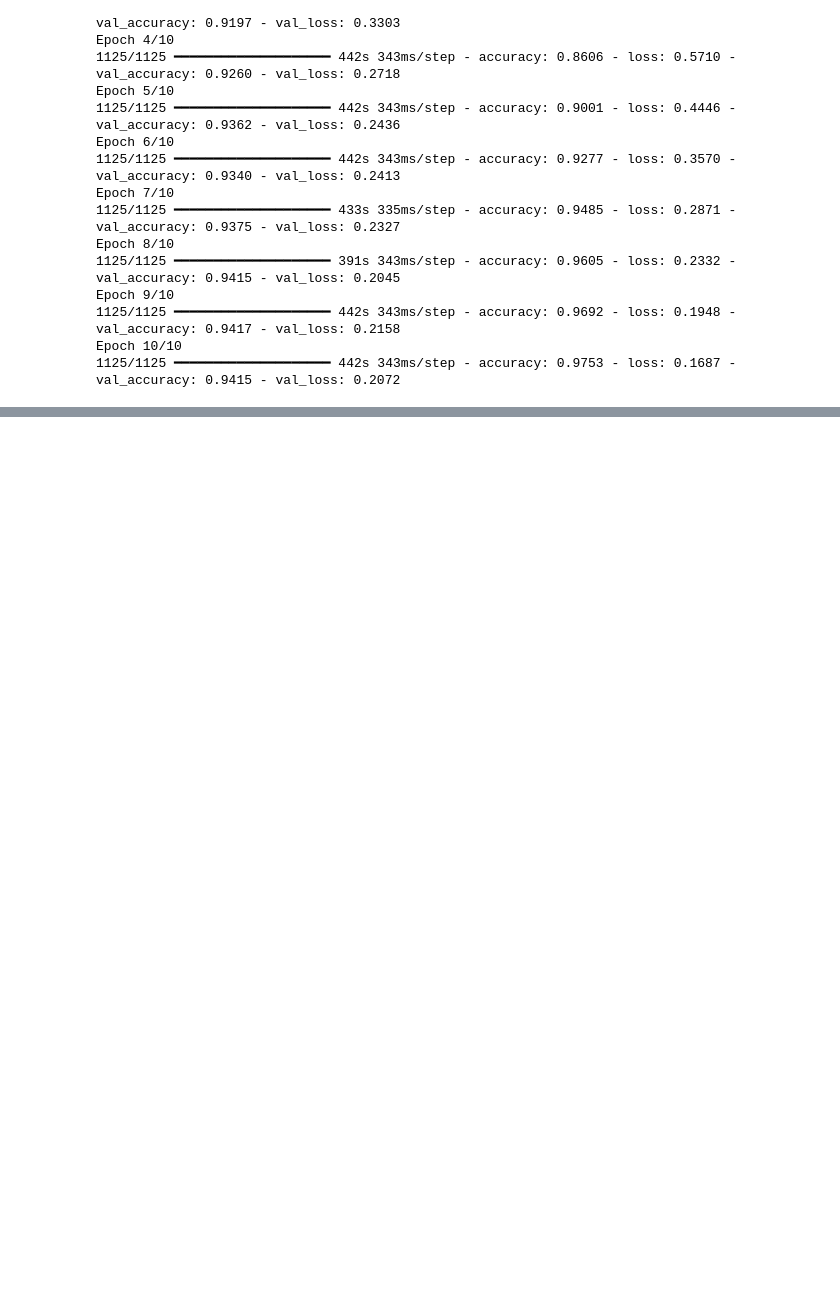
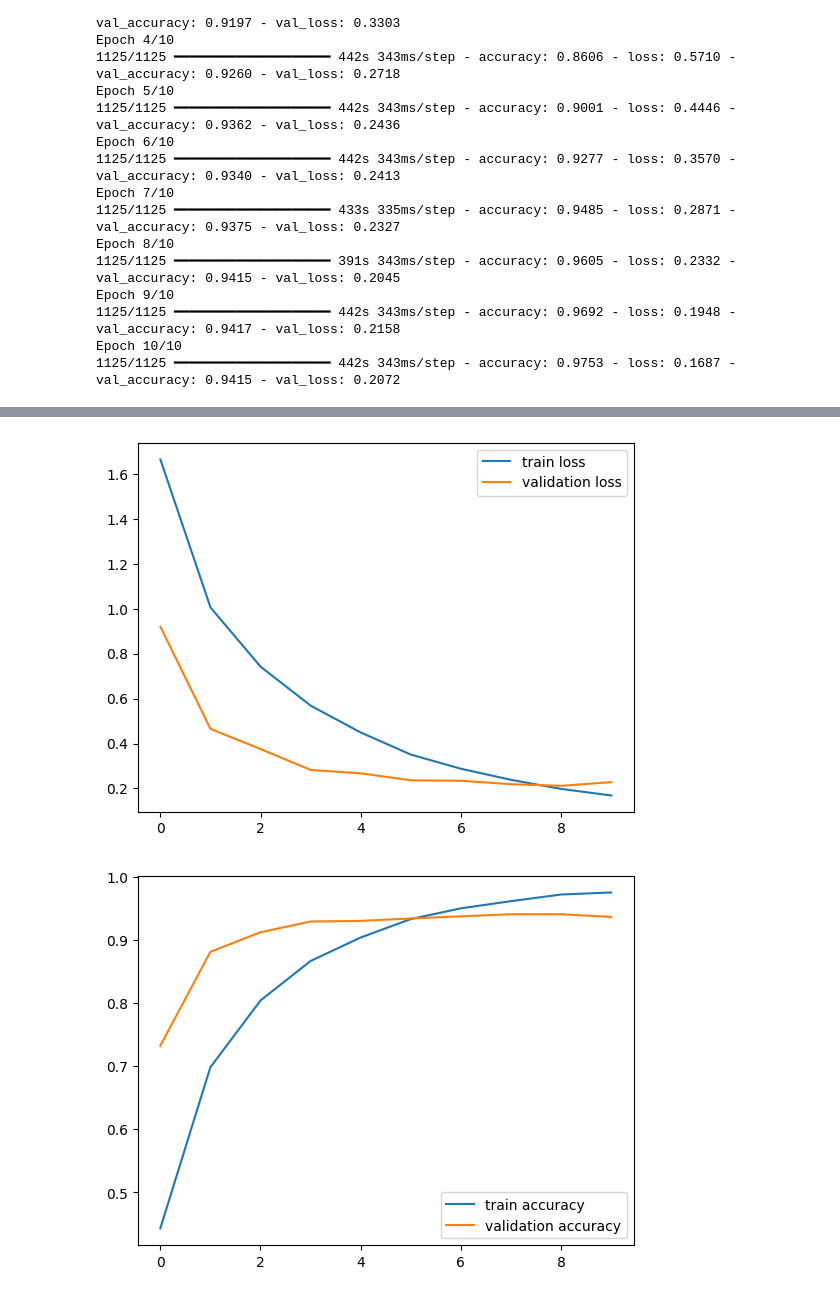
Before and after one commit to Kaarti22/object-recognition, a Jupyter notebook: object_recognition.ipynb, the cells around one changed output, grey strips where cells are left out. Drawn from its saved outputs; the diff is of its cells as text; code cells hidden in the pictures; blank space fills up the shorter version.

```diff
--- a/object_recognition.ipynb
+++ b/object_recognition.ipynb
@@ -446,0 +453,15 @@ Epoch 10/10
+# %%
+h = history
+
+plt.plot(h.history['loss'], label='train loss')
+plt.plot(h.history['val_loss'], label='validation loss')
+plt.legend()
+plt.show()
+
+plt.plot(h.history['accuracy'], label='train accuracy')
+plt.plot(h.history['val_accuracy'], label='validation accuracy')
+plt.legend()
+plt.show()
+# %% [output]
+[figure, added]
+[figure, added]
```
Also changed, not shown: parts of 1 cell of this notebook.
